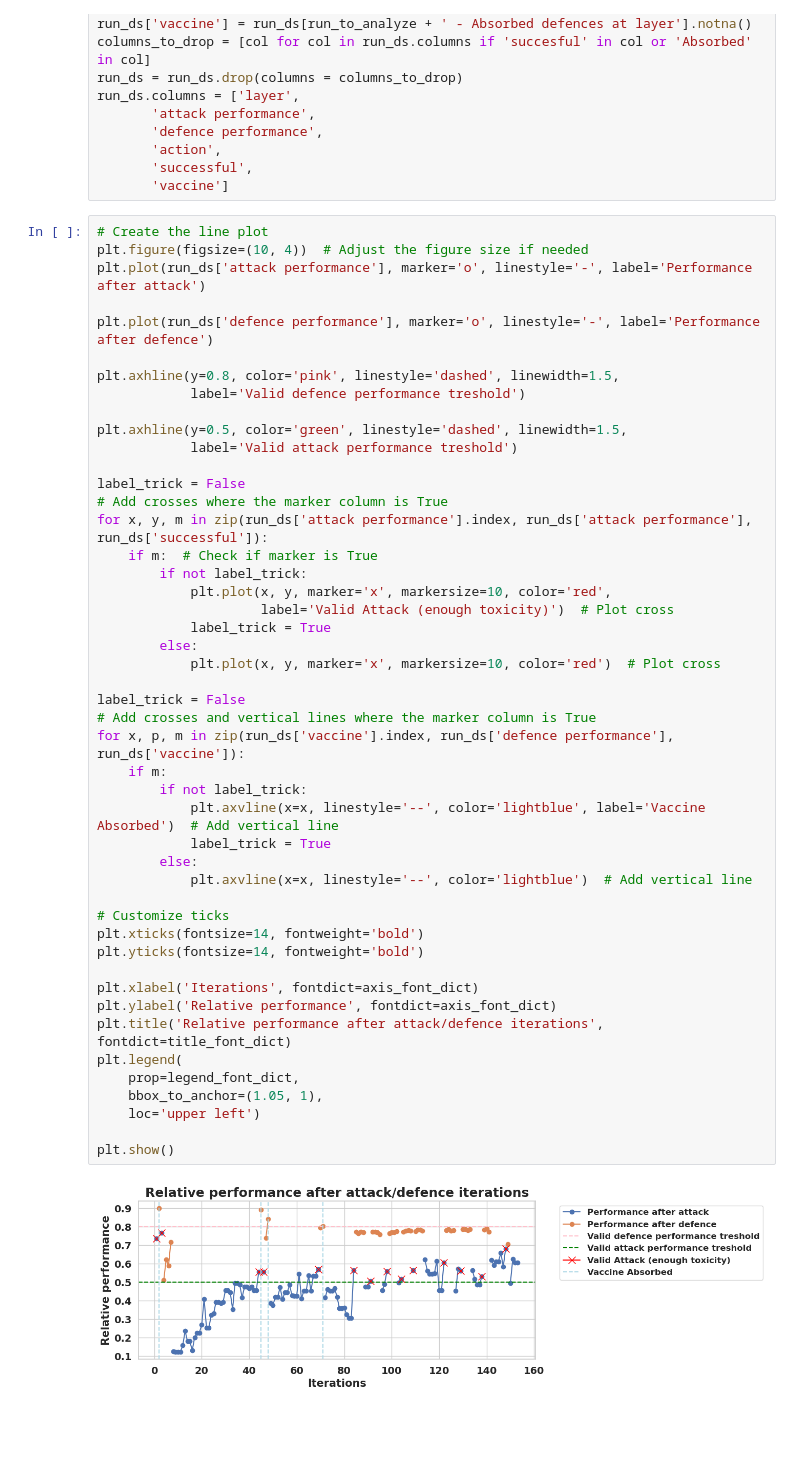
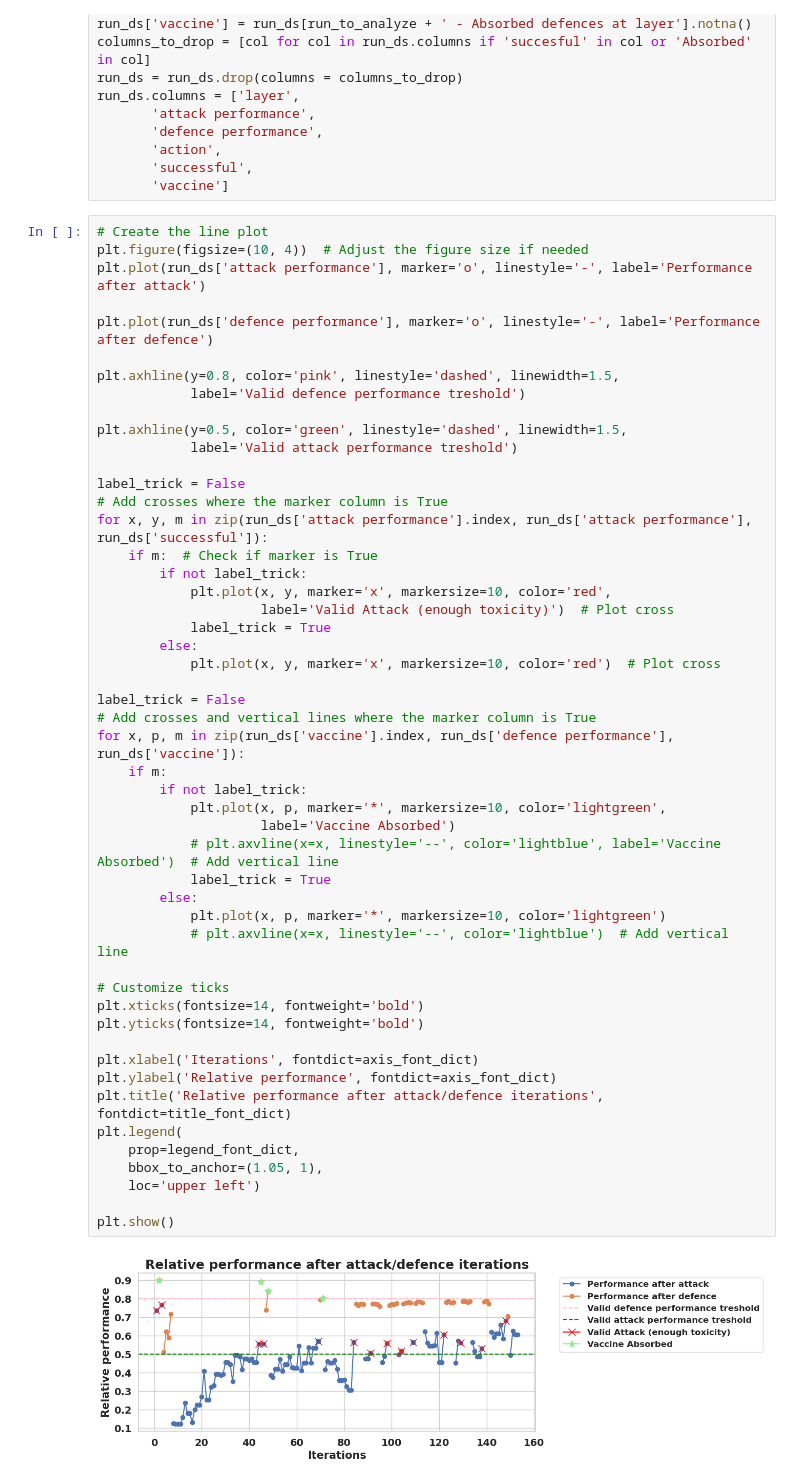
Before and after one commit to DISTA-HCAI/ET, a Jupyter notebook: plots.ipynb, the cells around one changed output. Saved outputs shown, nothing was run; the diff lists cells and outputs as text; blank space fills up the shorter version.

```diff
--- a/plots.ipynb
+++ b/plots.ipynb
@@ -213,33 +213,36 @@ for x, y, m in zip(run_ds['attack performance'].index, run_ds['attack performanc
     if m:  # Check if marker is True
         if not label_trick:
             plt.plot(x, y, marker='x', markersize=10, color='red',
                      label='Valid Attack (enough toxicity)')  # Plot cross
             label_trick = True
         else:
             plt.plot(x, y, marker='x', markersize=10, color='red')  # Plot cross
 
 label_trick = False
 # Add crosses and vertical lines where the marker column is True
 for x, p, m in zip(run_ds['vaccine'].index, run_ds['defence performance'], run_ds['vaccine']):
     if m:
         if not label_trick:
-            plt.axvline(x=x, linestyle='--', color='lightblue', label='Vaccine Absorbed')  # Add vertical line
+            plt.plot(x, p, marker='*', markersize=10, color='lightgreen',
+                     label='Vaccine Absorbed')
+            # plt.axvline(x=x, linestyle='--', color='lightblue', label='Vaccine Absorbed')  # Add vertical line
             label_trick = True
         else:
-            plt.axvline(x=x, linestyle='--', color='lightblue')  # Add vertical line
+            plt.plot(x, p, marker='*', markersize=10, color='lightgreen')
+            # plt.axvline(x=x, linestyle='--', color='lightblue')  # Add vertical line
 
 # Customize ticks
 plt.xticks(fontsize=14, fontweight='bold')
 plt.yticks(fontsize=14, fontweight='bold')
 
 plt.xlabel('Iterations', fontdict=axis_font_dict)
 plt.ylabel('Relative performance', fontdict=axis_font_dict)
 plt.title('Relative performance after attack/defence iterations', fontdict=title_font_dict)
 plt.legend(
     prop=legend_font_dict,
     bbox_to_anchor=(1.05, 1),
     loc='upper left')
 
 plt.show()
 # %% [output]
-[figure, old version]
+[figure, new version]
```
Also changed, not shown: parts of 15 cells of this notebook.
